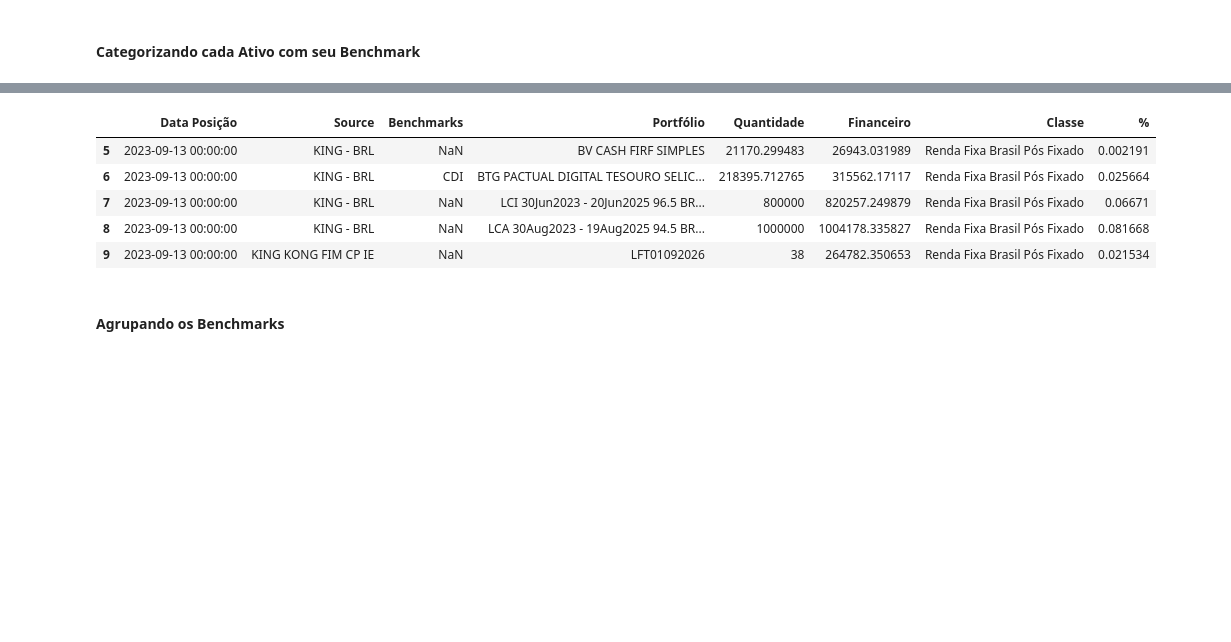
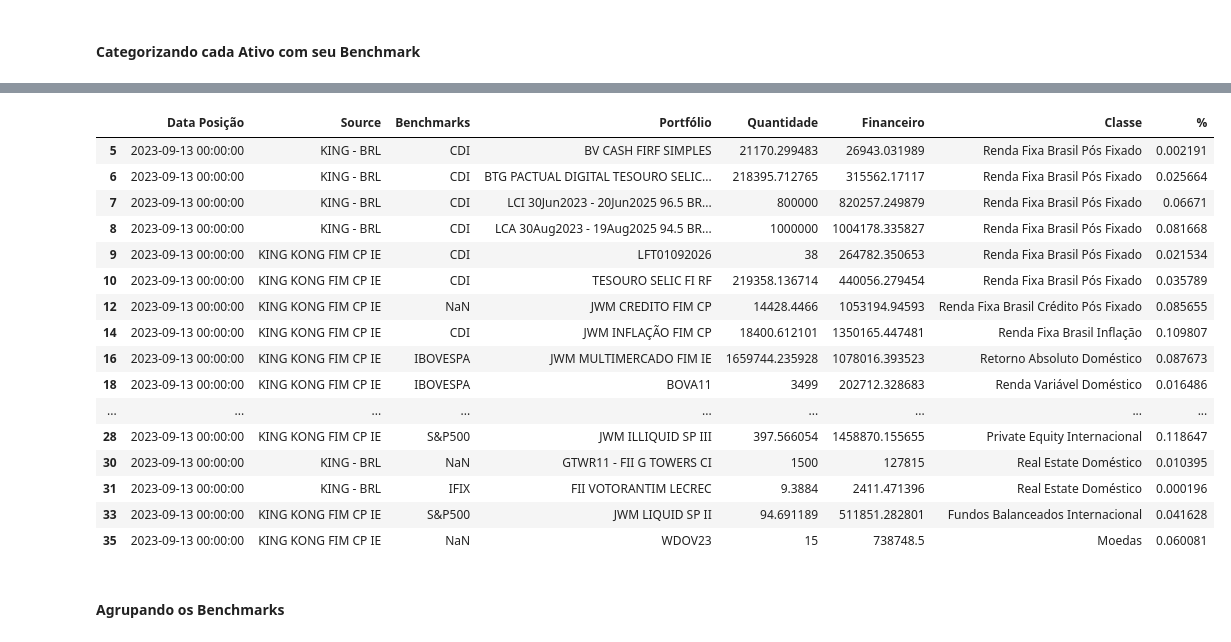
Before and after one commit to GabrielYamashita/PFE, a Jupyter notebook: RebalanceKING.ipynb, the cells around one changed output, grey strips where cells are left out. Saved outputs shown, nothing was run; the diff lists cells and outputs as text; code cells hidden in the pictures; blank space fills up the shorter version.

Commit message:
Rebalanceamento para Fundos + Filtro

```diff
--- a/RebalanceKING.ipynb
+++ b/RebalanceKING.ipynb
@@ -157,3 +157,6 @@ result_list
  'FII VOTORANTIM LECREC',
  'JWM LIQUID SP II',
  'WDOV23']
+# %%
+for i in dfDatabase1["Benchmark"].unique():
+    print(i)
@@ -159,0 +171,26 @@ result_list
+# %%
+filterWords = {}
+
+for benchmark in dfDatabase1["Benchmark"].unique():
+    dfFiltrado = dfDatabase1[dfDatabase1["Benchmark"] == benchmark][["AssetClassName", "AssetName", "Benchmark"]]
+
+    dfFiltrado["AssetClassName"] = dfFiltrado["AssetClassName"].astype(str).str.lower().apply(lambda x: re.sub(r'\d+', '', x))
+    dfFiltrado["AssetName"] = dfFiltrado["AssetName"].astype(str).str.lower().apply(lambda x: re.sub(r'\d+', '', x))
+
+    colunas = dfFiltrado[["AssetClassName", "AssetName"]]
+    words = ' '.join(colunas.values.flatten()).split()
+    words = list(set(words))
+
+    filterWords[benchmark] = words
+
+# filterWords
+# %%
+# Create a set for each list
+list_sets = {key: set(value) for key, value in filterWords.items()}
+
+# Find unique words in each list that do not appear in other lists
+unique_words_dict = {key: list(word_set - set.union(*(list_sets[k] for k in list_sets if k != key))) for key, word_set in list_sets.items()}
+
+# Print the result
+for key, unique_words in unique_words_dict.items():
+    print(f'{key}: {unique_words}\n')
@@ -162,3 +257,6 @@ result_list
+# %%
+def matchFund(target, filter):
+    return any(substring in target.split() for substring in filter)
 # %%
 cont = 0
 benchmarks = []
@@ -209,17 +323,28 @@ wdov
 # %%
 try:
     dfCarteira1.insert(2, 'Benchmarks', benchmarks)
 except:
     pass
 
-dfCarteira1.head()
+dfCarteira1
 # %% [output]
 |  | Data Posição | Source | Benchmarks | Portfólio | Quantidade | Financeiro | Classe | % |
-| 5 | 2023-09-13 00:00:00 | KING - BRL | NaN | BV CASH FIRF SIMPLES | 21170.299483 | 26943.031989 | Renda Fixa Brasil Pós Fixado | 0.002191 |
+| 5 | 2023-09-13 00:00:00 | KING - BRL | CDI | BV CASH FIRF SIMPLES | 21170.299483 | 26943.031989 | Renda Fixa Brasil Pós Fixado | 0.002191 |
 | 6 | 2023-09-13 00:00:00 | KING - BRL | CDI | BTG PACTUAL DIGITAL TESOURO SELIC... | 218395.712765 | 315562.17117 | Renda Fixa Brasil Pós Fixado | 0.025664 |
-| 7 | 2023-09-13 00:00:00 | KING - BRL | NaN | LCI 30Jun2023 - 20Jun2025 96.5 BR... | 800000 | 820257.249879 | Renda Fixa Brasil Pós Fixado | 0.06671 |
-| 8 | 2023-09-13 00:00:00 | KING - BRL | NaN | LCA 30Aug2023 - 19Aug2025 94.5 BR... | 1000000 | 1004178.335827 | Renda Fixa Brasil Pós Fixado | 0.081668 |
-| 9 | 2023-09-13 00:00:00 | KING KONG FIM CP IE | NaN | LFT01092026 | 38 | 264782.350653 | Renda Fixa Brasil Pós Fixado | 0.021534 |
+| 7 | 2023-09-13 00:00:00 | KING - BRL | CDI | LCI 30Jun2023 - 20Jun2025 96.5 BR... | 800000 | 820257.249879 | Renda Fixa Brasil Pós Fixado | 0.06671 |
+| 8 | 2023-09-13 00:00:00 | KING - BRL | CDI | LCA 30Aug2023 - 19Aug2025 94.5 BR... | 1000000 | 1004178.335827 | Renda Fixa Brasil Pós Fixado | 0.081668 |
+| 9 | 2023-09-13 00:00:00 | KING KONG FIM CP IE | CDI | LFT01092026 | 38 | 264782.350653 | Renda Fixa Brasil Pós Fixado | 0.021534 |
+| 10 | 2023-09-13 00:00:00 | KING KONG FIM CP IE | CDI | TESOURO SELIC FI RF | 219358.136714 | 440056.279454 | Renda Fixa Brasil Pós Fixado | 0.035789 |
+| 12 | 2023-09-13 00:00:00 | KING KONG FIM CP IE | NaN | JWM CREDITO FIM CP | 14428.4466 | 1053194.94593 | Renda Fixa Brasil Crédito Pós Fixado | 0.085655 |
+| 14 | 2023-09-13 00:00:00 | KING KONG FIM CP IE | CDI | JWM INFLAÇÃO FIM CP | 18400.612101 | 1350165.447481 | Renda Fixa Brasil Inflação | 0.109807 |
+| 16 | 2023-09-13 00:00:00 | KING KONG FIM CP IE | IBOVESPA | JWM MULTIMERCADO FIM IE | 1659744.235928 | 1078016.393523 | Retorno Absoluto Doméstico | 0.087673 |
+| 18 | 2023-09-13 00:00:00 | KING KONG FIM CP IE | IBOVESPA | BOVA11 | 3499 | 202712.328683 | Renda Variável Doméstico | 0.016486 |
+| ... | ... | ... | ... | ... | ... | ... | ... | ... |
+| 28 | 2023-09-13 00:00:00 | KING KONG FIM CP IE | S&P500 | JWM ILLIQUID SP III | 397.566054 | 1458870.155655 | Private Equity Internacional | 0.118647 |
+| 30 | 2023-09-13 00:00:00 | KING - BRL | NaN | GTWR11 - FII G TOWERS CI | 1500 | 127815 | Real Estate Doméstico | 0.010395 |
+| 31 | 2023-09-13 00:00:00 | KING - BRL | IFIX | FII VOTORANTIM LECREC | 9.3884 | 2411.471396 | Real Estate Doméstico | 0.000196 |
+| 33 | 2023-09-13 00:00:00 | KING KONG FIM CP IE | S&P500 | JWM LIQUID SP II | 94.691189 | 511851.282801 | Fundos Balanceados Internacional | 0.041628 |
+| 35 | 2023-09-13 00:00:00 | KING KONG FIM CP IE | NaN | WDOV23 | 15 | 738748.5 | Moedas | 0.060081 |
 # %% [markdown]
 #### Agrupando os Benchmarks
 # %%
```
Also changed, not shown: parts of 12 cells of this notebook, 1 other file.
